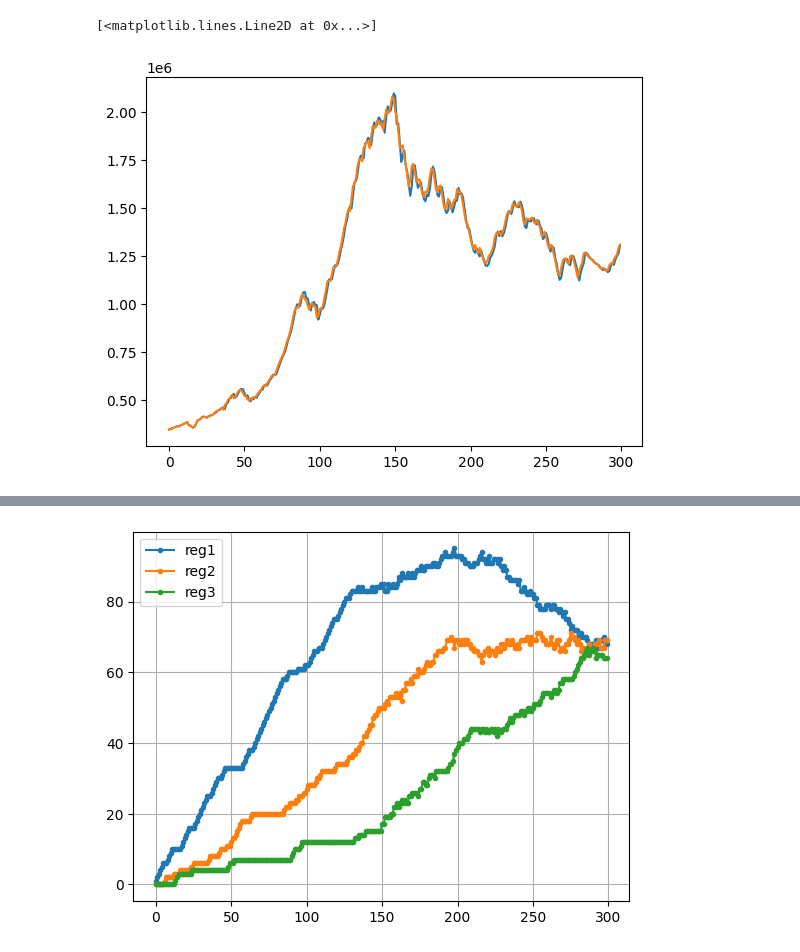
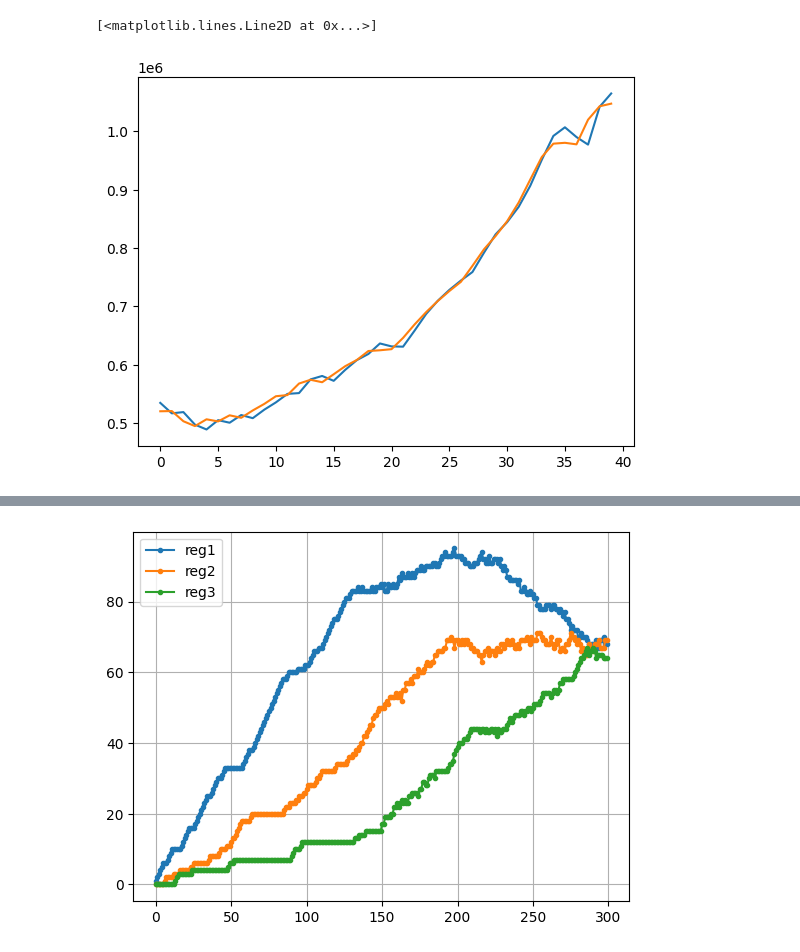
Before and after one commit to hossein4527/Time_Series_Trend_Forcasting, a Jupyter notebook: Codes/VG-Adjusted-Trend-Forcasting.ipynb, the cells around one changed output, grey strips where cells are left out. Drawn from its saved outputs; the diff is of its cells as text; code cells hidden in the pictures.

```diff
--- a/Codes/VG-Adjusted-Trend-Forcasting.ipynb
+++ b/Codes/VG-Adjusted-Trend-Forcasting.ipynb
@@ -122,9 +132,9 @@ ws = np.zeros((ws_m.shape[0], tp))
 # %%
-df = tehran_index[-300:]
+df = tehran_index
 srw = s_srw.copy()
 indx = []
 rg_3 = []
-tp = 200
+tp = 50
 
 for k in range(len(srw)):
     indx.append([])
@@ -160,14 +170,14 @@ for k in range(1, time_serie.shape[0]):
         chosen_regimes = reg_3_new_above_thr[k-1]
         chosen_weights[chosen_regimes == 1] *= 1
         chosen_weights[chosen_regimes == 2] *= 1
-        chosen_weights[chosen_regimes == 3] *= 2
+        chosen_weights[chosen_regimes == 3] *= 10
         chosen_weights[chosen_regimes == 4] *= 0
 
     elif df['today'].iloc[k] == '-':
         chosen_weights = srw[k][index_new_above_thr[k-1]]/sum(srw[k][index_new_above_thr[k-1]])
         chosen_regimes = reg_3_new_above_thr[k-1]
         chosen_weights[chosen_regimes == 1] *= 0
-        chosen_weights[chosen_regimes == 2] *= 2
+        chosen_weights[chosen_regimes == 2] *= 10
         chosen_weights[chosen_regimes == 3] *= 1
         chosen_weights[chosen_regimes == 4] *= 1
 
@@ -198,0 +224,32 @@ err2
+# %%
+data1 = time_serie
+# data1 = (data1-np.mean(data1))/np.std(data1)
+data2 = tehran_index['Euro'].values
+# data2 = (data2-np.mean(data2))/np.std(data2)
+edges = Cross_Vis_Graph(data1, data2)
+G = nx.Graph()
+G.add_edges_from(edges)
+
+adj_matrix = np.array(adjacency_matrix(G).todense())
+E = G.number_of_edges()
+k = adj_matrix.sum(1)
+P = adj_matrix/k
+n = k.shape[0]
+
+tp=30
+s_srw, argmax = node_similarity(G,T=20,tp=30)
+
+sum_s = s_srw.sum(axis=1)
+sum_s[sum_s == 0] = np.inf
+ws_m = (s_srw.T/sum_s).T
+# print(ws_m[1000].sum())
+ws = np.zeros((ws_m.shape[0], tp))
+for i in range(ws_m.shape[0]):
+    ws[i] = np.roll(ws_m[i], tp-i)[:tp]
+
+start_point = 31
+forcast_ts = np.zeros_like(data1)
+forcast_ts[:start_point] = data1[:start_point]
+for i in range(start_point-1,data1.shape[0]-1):
+    y = data1[i]+(data1[i]-data1[i-tp:i])/(i-np.arange(i-tp,i,1))
+    forcast_ts[i+1]=(ws[i]*y).sum()
@@ -231,6 +318,6 @@ plt.grid()
 # %%
-plt.plot(forcast_ts)
-plt.plot(time_serie)
+plt.plot(forcast_ts[1750:1790])
+plt.plot(time_serie[1750:1790])
 # %% [output]
 [<matplotlib.lines.Line2D at 0x...>]
-[figure, old version]
+[figure, new version]
```
Also changed, not shown: parts of 50 cells of this notebook, 40 other files.
